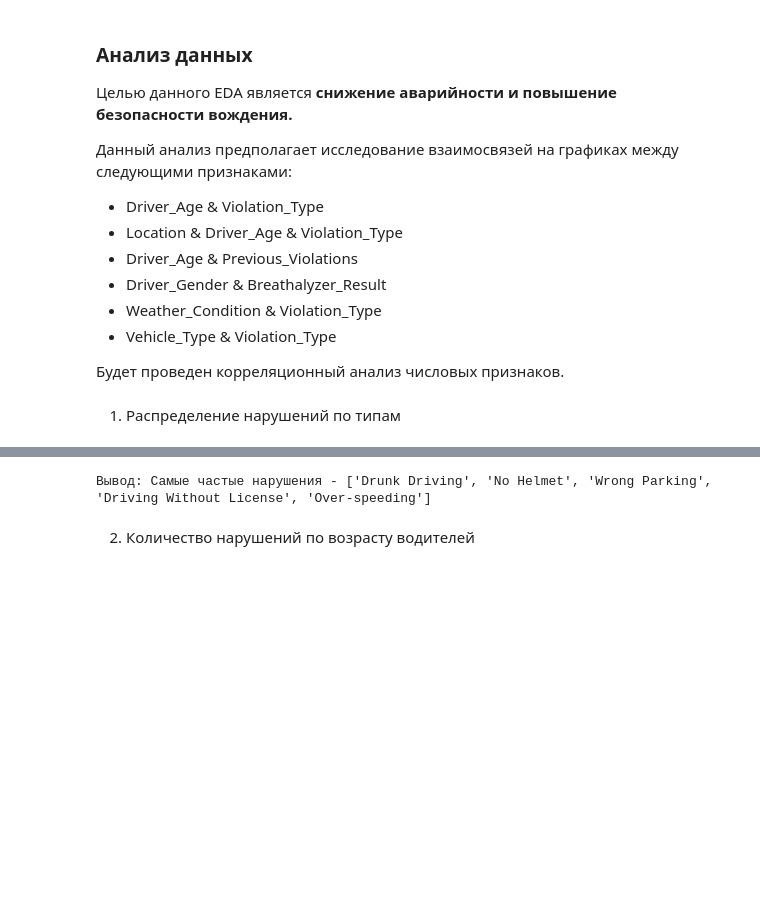
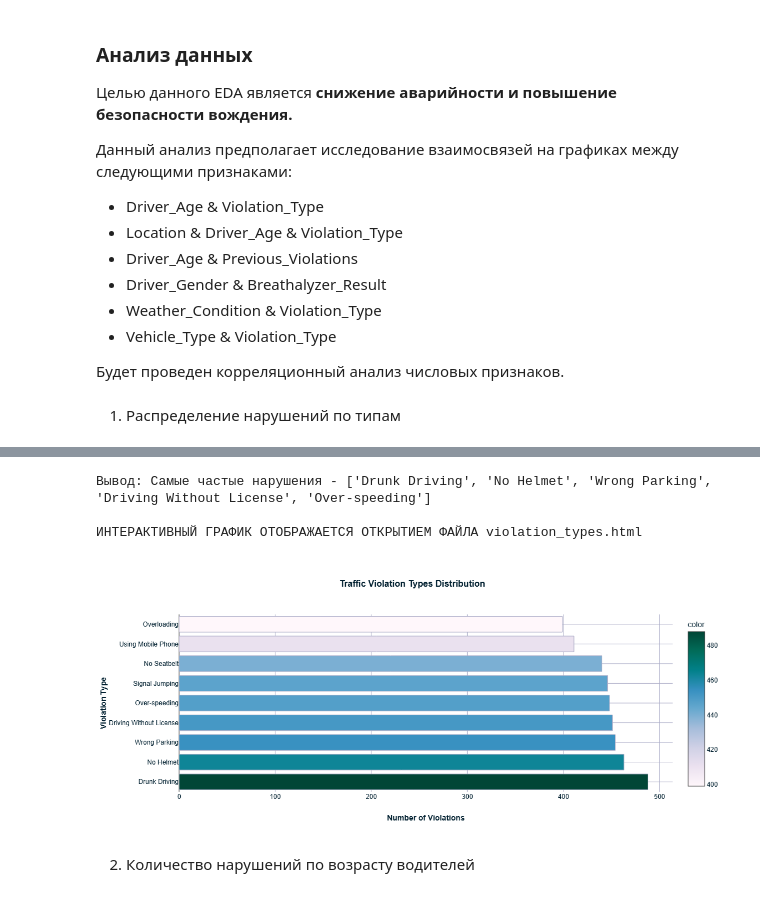
Before and after one commit to Arkotel/DE_ITMO_2025, a Jupyter notebook: notebooks/EDA.ipynb, the cells around one changed output, grey strips where cells are left out. Saved outputs shown, nothing was run; the diff lists cells and outputs as text; code cells hidden in the pictures; blank space fills up the shorter version.

```diff
--- a/notebooks/EDA.ipynb
+++ b/notebooks/EDA.ipynb
@@ -705,33 +706,38 @@ fig1 = px.bar(
     y=violation_counts.index,
     orientation='h',
     title='<b>Traffic Violation Types Distribution</b>',
     labels={'x': 'Number of Violations', 'y': 'Violation Type'},
     color=violation_counts.values,
     color_continuous_scale='PuBuGn'
 )
 
 fig1.update_traces(
     marker_line_color='#abacc7',
     marker_line_width=1,
     hovertemplate='<b>%{y}</b><br>Number of Violations: %{x}<extra></extra>'
 )
 
 fig1.update_layout(
     height=500,
     showlegend=False,
     font=dict(size=12),
     title_x=0.5,
     margin=dict(l=150)
 )
 
 fig1.show()
 print("Вывод: Самые частые нарушения -", violation_counts.index[:5].tolist())
 
+print("\nИНТЕРАКТИВНЫЙ ГРАФИК ОТОБРАЖАЕТСЯ ОТКРЫТИЕМ ФАЙЛА violation_types.html")
+display(Image(filename="images/violation_types_pltl.png"))
 plots['violation_types'] = fig1  # Сохраняем в словарь
 fig1.write_html("violation_types.html")
 # %% [output]
 [interactive output not drawn]
 Вывод: Самые частые нарушения - ['Drunk Driving', 'No Helmet', 'Wrong Parking', 'Driving Without License', 'Over-speeding']
+
+ИНТЕРАКТИВНЫЙ ГРАФИК ОТОБРАЖАЕТСЯ ОТКРЫТИЕМ ФАЙЛА violation_types.html
+[figure, added]
 # %% [markdown]
 2) Количество нарушений по возрасту водителей
 # %%
```
Also changed, not shown: parts of 3 cells of this notebook.
